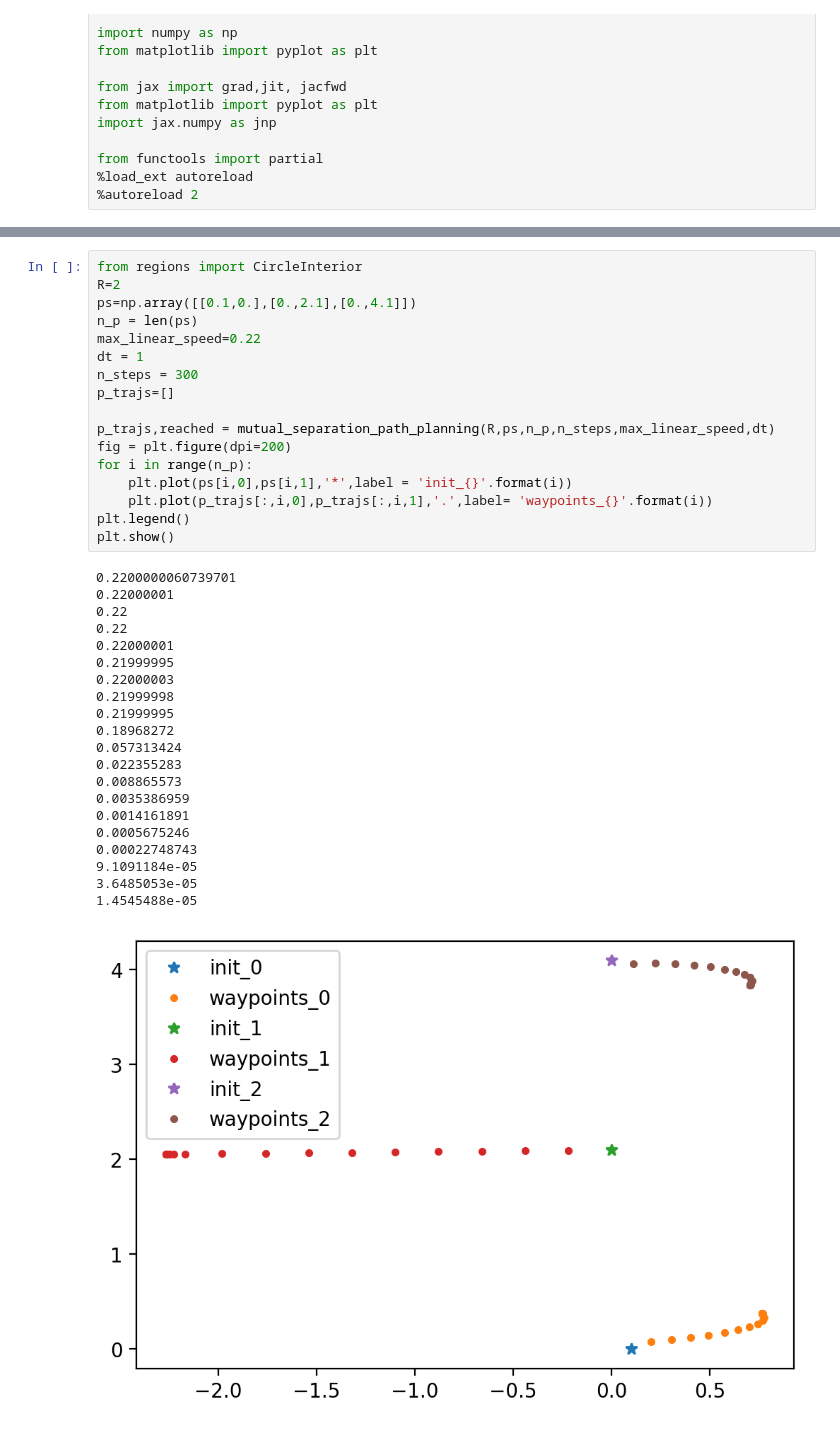
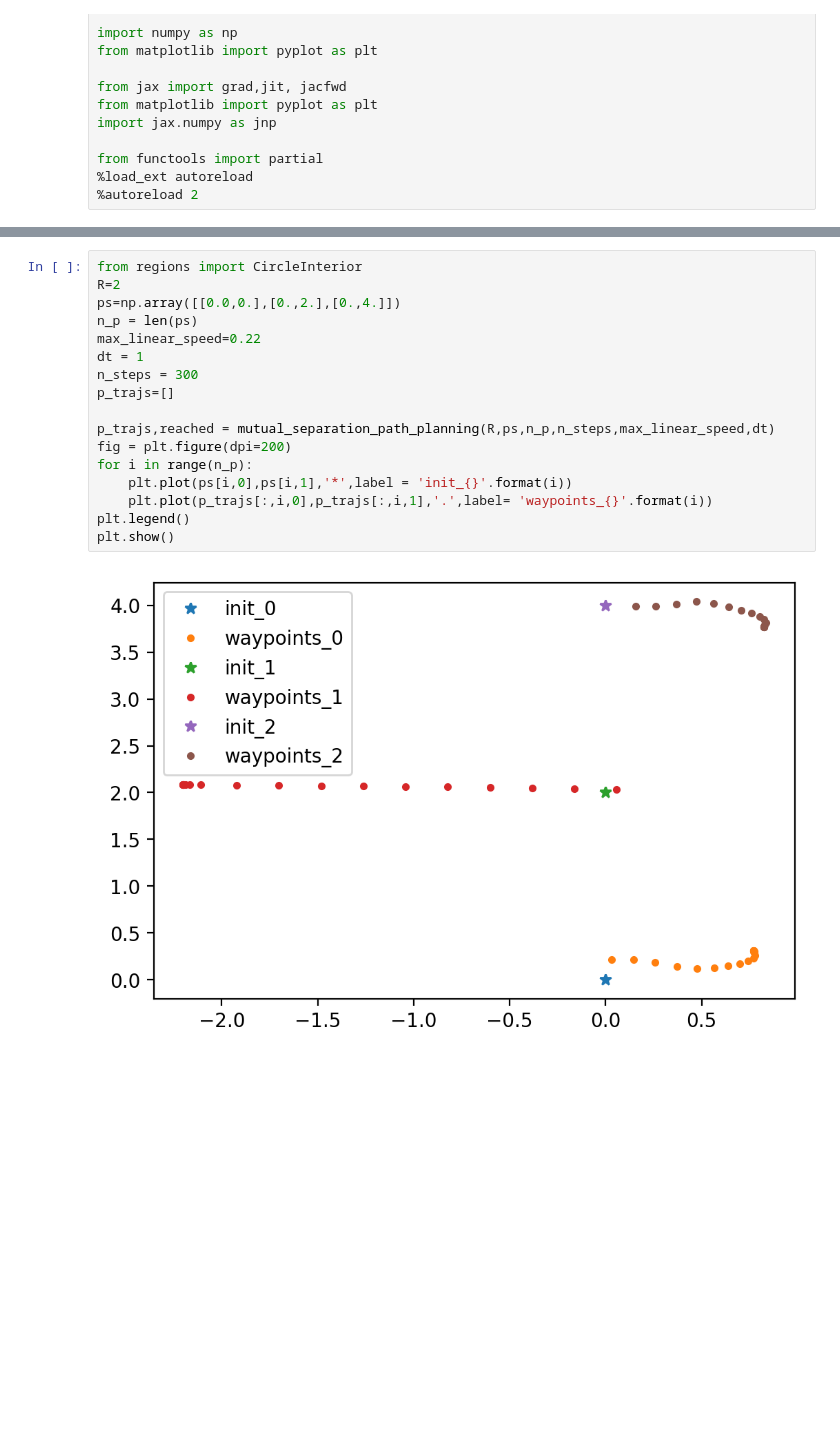
Before and after one commit to lina-robotics-lab/fim_track, a Jupyter notebook: src/Notebooks/Separation Only Path Planning.ipynb, the cells around one changed output, grey strips where cells are left out. Cells and saved outputs as stored; diff of their text form; blank space fills up the shorter version.

```diff
--- a/src/Notebooks/Separation Only Path Planning.ipynb
+++ b/src/Notebooks/Separation Only Path Planning.ipynb
@@ -57,39 +60,19 @@ def mutual_separation_path_planning(R,ps,n_p,n_steps,max_linear_speed,dt):
 # %%
 from regions import CircleInterior
 R=2
-ps=np.array([[0.1,0.],[0.,2.1],[0.,4.1]])
+ps=np.array([[0.0,0.],[0.,2.],[0.,4.]])
 n_p = len(ps)
 max_linear_speed=0.22
 dt = 1
 n_steps = 300
 p_trajs=[]
 
 p_trajs,reached = mutual_separation_path_planning(R,ps,n_p,n_steps,max_linear_speed,dt)
 fig = plt.figure(dpi=200)
 for i in range(n_p):
     plt.plot(ps[i,0],ps[i,1],'*',label = 'init_{}'.format(i))
     plt.plot(p_trajs[:,i,0],p_trajs[:,i,1],'.',label= 'waypoints_{}'.format(i))
 plt.legend()
 plt.show()
 # %% [output]
-0.2200000060739701
-0.22000001
-0.22
-0.22
-0.22000001
-0.21999995
-0.22000003
-0.21999998
-0.21999995
-0.18968272
-0.057313424
-0.022355283
-0.008865573
-0.0035386959
-0.0014161891
-0.0005675246
-0.00022748743
-9.1091184e-05
-3.6485053e-05
-1.4545488e-05
-[figure, old version]
+[figure, new version]
```
Also changed, not shown: parts of 2 cells of this notebook, 5 other files.
